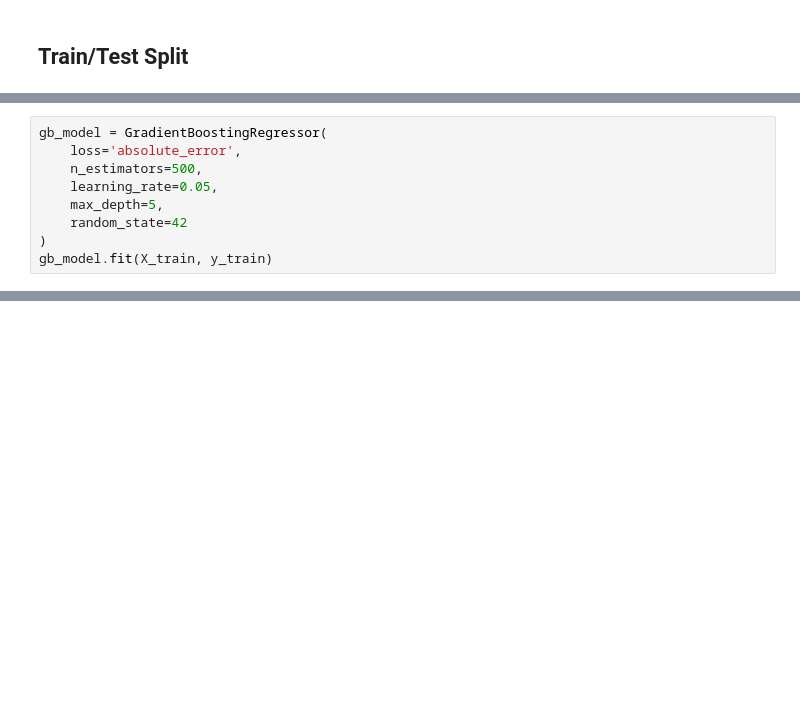
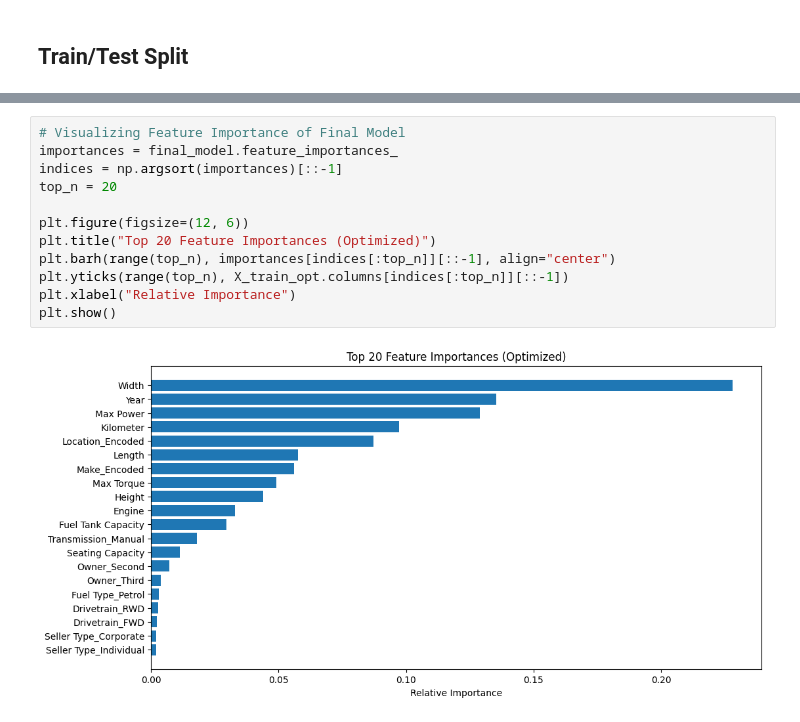
Before and after one commit to MicheleChierchia/ML, a Jupyter notebook: data_modeling.ipynb, the cells around one changed output, grey strips where cells are left out. Cells and saved outputs as stored; diff of their text form; blank space fills up the shorter version.

```diff
--- a/data_modeling.ipynb
+++ b/data_modeling.ipynb
@@ -73,9 +83,0 @@ Parameters optimized for high R2:
-# %%
-gb_model = GradientBoostingRegressor(
-    loss='absolute_error',
-    n_estimators=500,
-    learning_rate=0.05,
-    max_depth=5,
-    random_state=42
-)
-gb_model.fit(X_train, y_train)
@@ -110,3 +132,17 @@ RMSE: 444872.25
+# %%
+# Visualizing Feature Importance of Final Model
+importances = final_model.feature_importances_
+indices = np.argsort(importances)[::-1]
+top_n = 20
+
+plt.figure(figsize=(12, 6))
+plt.title("Top 20 Feature Importances (Optimized)")
+plt.barh(range(top_n), importances[indices[:top_n]][::-1], align="center")
+plt.yticks(range(top_n), X_train_opt.columns[indices[:top_n]][::-1])
+plt.xlabel("Relative Importance")
+plt.show()
+# %% [output]
+[figure, added]
 # %%
 plt.figure(figsize=(10, 6))
 sns.scatterplot(x=y_test_orig, y=y_pred)
```
Also changed, not shown: parts of 20 cells of this notebook, 2 other files.
